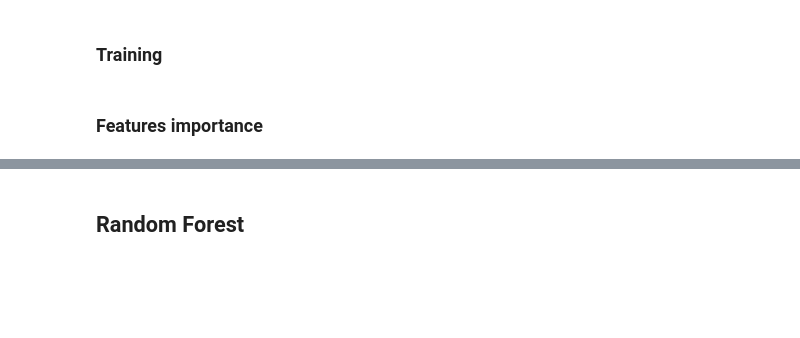
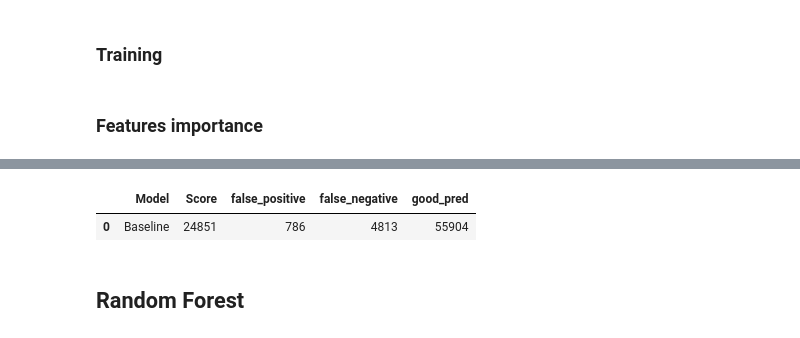
Before and after one commit to Julien-paulet/Ds_Projet7, a Jupyter notebook: P7_PAULET_JULIEN_MODEL.ipynb, the cells around one changed output, grey strips where cells are left out. Saved outputs shown, nothing was run; the diff lists cells and outputs as text; code cells hidden in the pictures; blank space fills up the shorter version.

```diff
--- a/P7_PAULET_JULIEN_MODEL.ipynb
+++ b/P7_PAULET_JULIEN_MODEL.ipynb
@@ -229,3 +234,9 @@ Accuracy: 0.9052729135164138
+# %%
+scores = personalizedMetric('Baseline', y_test, clf_predict)
+scores
+# %% [output]
+|  | Model | Score | false_positive | false_negative | good_pred |
+| 0 | Baseline | 24851 | 786 | 4813 | 55904 |
 # %% [markdown]
 ## Random Forest
 # %%
```
Also changed, not shown: parts of 23 cells of this notebook.
